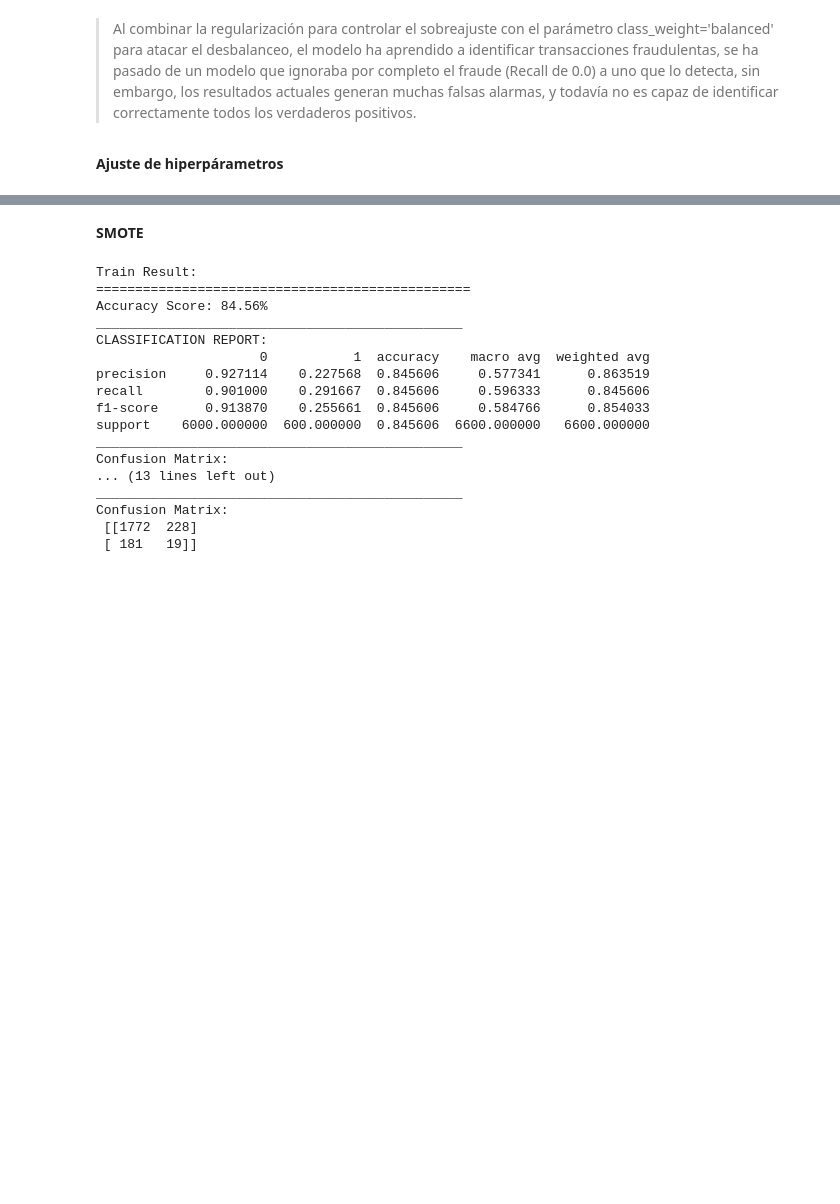
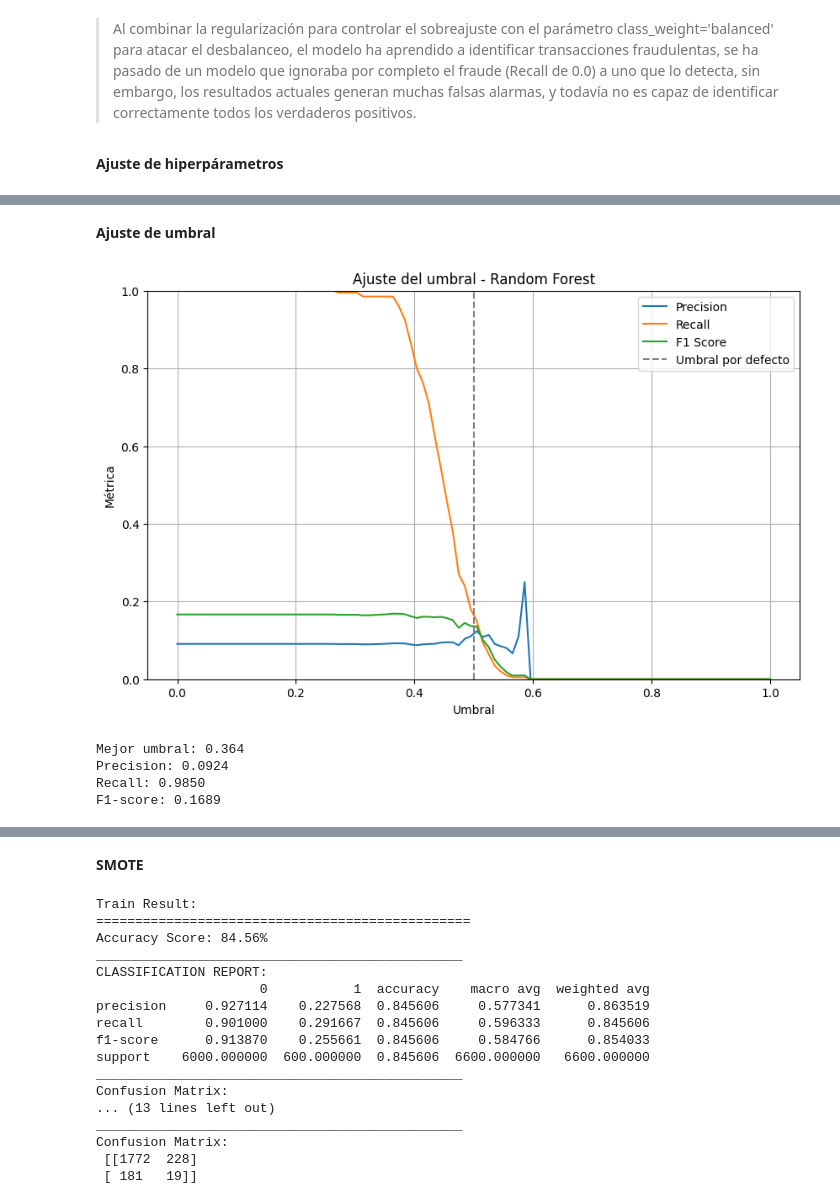
Before and after one commit to angemaria25/credit-card-fraud-detection, a Jupyter notebook: random_forest.ipynb, the cells around one changed output, grey strips where cells are left out. Cells and saved outputs as stored; diff of their text form; code cells hidden in the pictures; blank space fills up the shorter version.

Commit message:
updating ramdom forest

```diff
--- a/random_forest.ipynb
+++ b/random_forest.ipynb
@@ -250,0 +195,43 @@ weighted avg       0.84      0.80      0.82      2200
+# %% [markdown]
+**Ajuste de umbral**
+# %%
+probas_val = best_rf_model.predict_proba(X_val)[:, 1]
+
+thresholds = np.linspace(0, 1, 100)
+precision_list, recall_list, f1_list = [], [], []
+
+for t in thresholds:
+    y_pred_t = (probas_val >= t).astype(int)
+    precision, recall, f1, _ = precision_recall_fscore_support(
+        y_val, y_pred_t, average='binary', pos_label=1
+    )
+    precision_list.append(precision)
+    recall_list.append(recall)
+    f1_list.append(f1)
+
+plt.figure(figsize=(10, 6))
+plt.plot(thresholds, precision_list, label="Precision")
+plt.plot(thresholds, recall_list, label="Recall")
+plt.plot(thresholds, f1_list, label="F1 Score")
+plt.axvline(x=0.5, linestyle='--', color='gray', label="Umbral por defecto")
+plt.xlabel("Umbral")
+plt.ylabel("Métrica")
+plt.title("Ajuste del umbral - Random Forest")
+plt.legend()
+plt.grid(True)
+plt.ylim(0, 1)
+plt.show()
+
+best_idx = np.argmax(f1_list)
+best_thresh = thresholds[best_idx]
+
+print(f"Mejor umbral: {best_thresh:.3f}")
+print(f"Precision: {precision_list[best_idx]:.4f}")
+print(f"Recall: {recall_list[best_idx]:.4f}")
+print(f"F1-score: {f1_list[best_idx]:.4f}")
+# %% [output]
+[figure, added]
+Mejor umbral: 0.364
+Precision: 0.0924
+Recall: 0.9850
+F1-score: 0.1689
```
Also changed, not shown: parts of 18 cells of this notebook.
